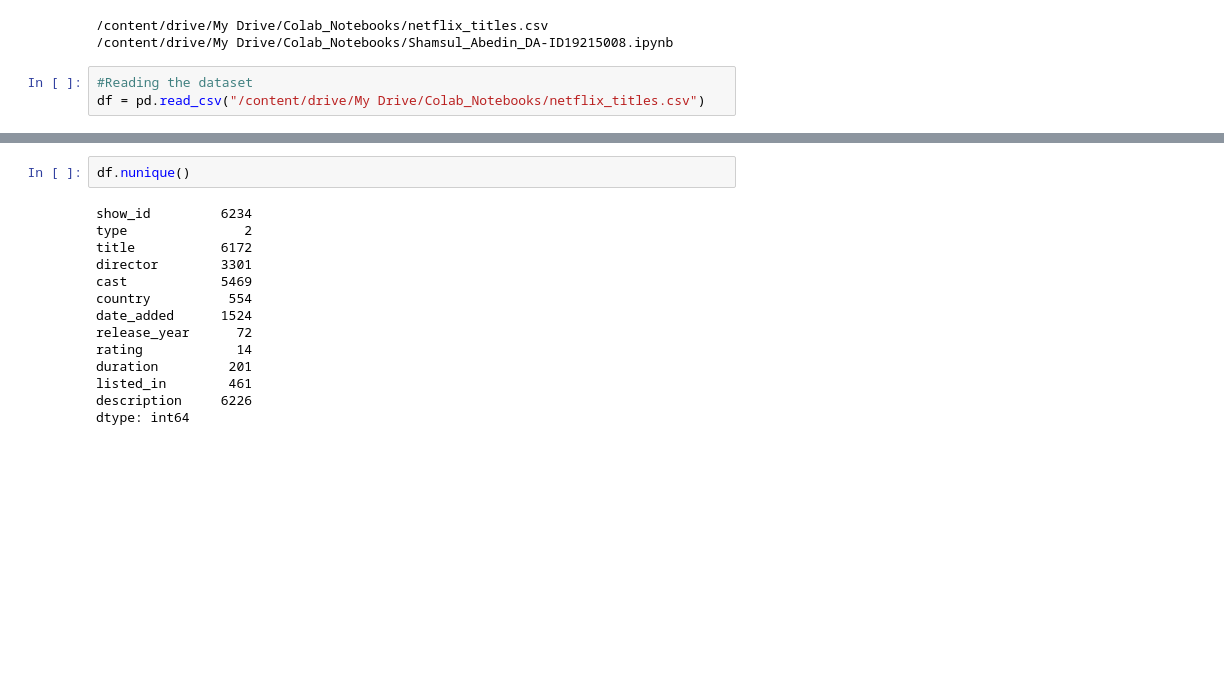
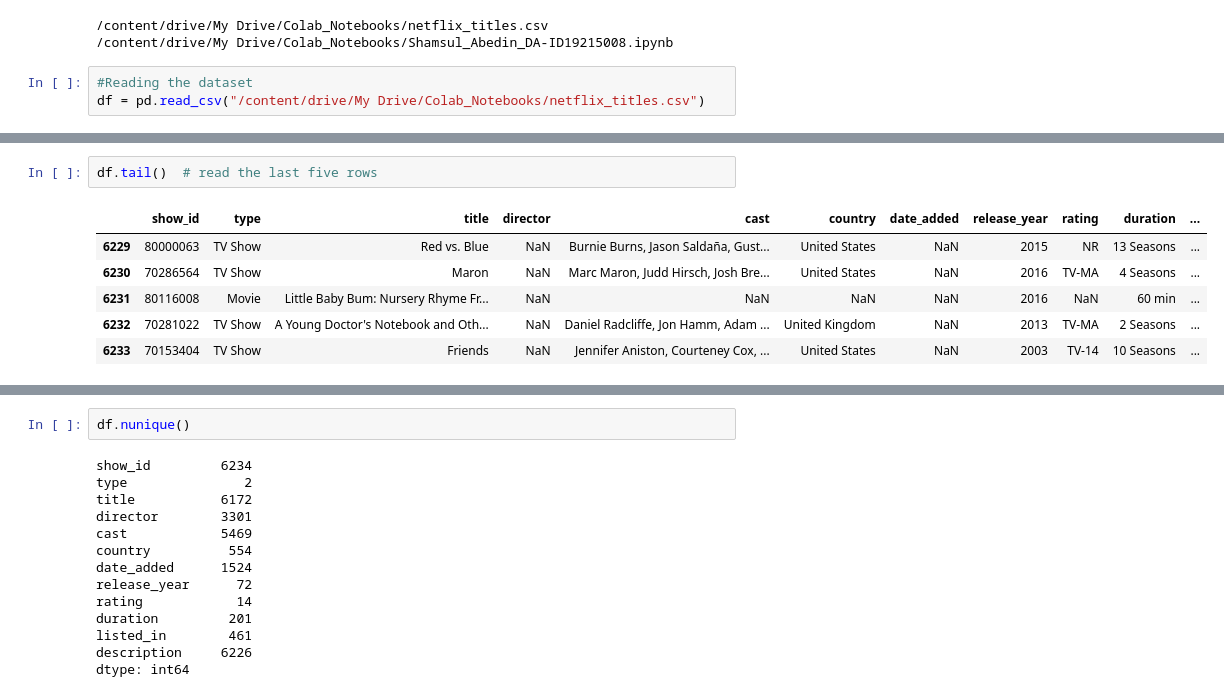
Before and after one commit to ShamsulAbedin/CA683I, a Jupyter notebook: Shamsul_Abedin_CA683I_ID19215008_Netflix_Movie.ipynb, the cells around one changed output, grey strips where cells are left out. Drawn from its saved outputs; the diff is of its cells as text; blank space fills up the shorter version.

```diff
--- a/Shamsul_Abedin_CA683I_ID19215008_Netflix_Movie.ipynb
+++ b/Shamsul_Abedin_CA683I_ID19215008_Netflix_Movie.ipynb
@@ -125,0 +112,9 @@ df.head(10)
+# %%
+df.tail()  # read the last five rows
+# %% [output]
+|  | show_id | type | title | director | cast | country | date_added | release_year | rating | duration | ... |
+| 6229 | 80000063 | TV Show | Red vs. Blue | NaN | Burnie Burns, Jason Saldaña, Gust... | United States | NaN | 2015 | NR | 13 Seasons | ... |
+| 6230 | 70286564 | TV Show | Maron | NaN | Marc Maron, Judd Hirsch, Josh Bre... | United States | NaN | 2016 | TV-MA | 4 Seasons | ... |
+| 6231 | 80116008 | Movie | Little Baby Bum: Nursery Rhyme Fr... | NaN | NaN | NaN | NaN | 2016 | NaN | 60 min | ... |
+| 6232 | 70281022 | TV Show | A Young Doctor's Notebook and Oth... | NaN | Daniel Radcliffe, Jon Hamm, Adam ... | United Kingdom | NaN | 2013 | TV-MA | 2 Seasons | ... |
+| 6233 | 70153404 | TV Show | Friends | NaN | Jennifer Aniston, Courteney Cox, ... | United States | NaN | 2003 | TV-14 | 10 Seasons | ... |
```
Also changed, not shown: parts of 30 cells of this notebook.
